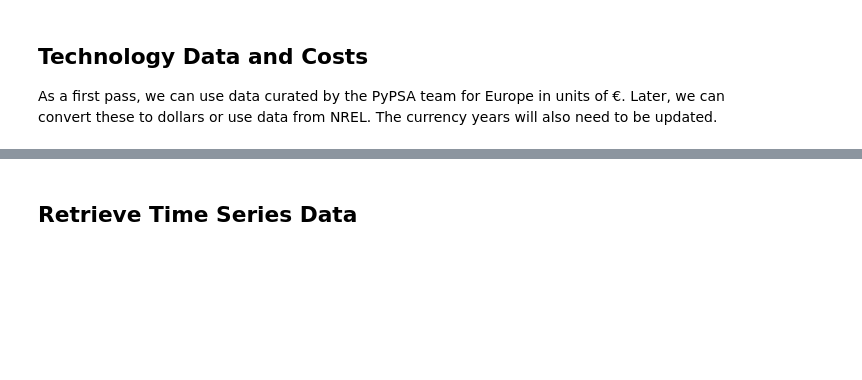
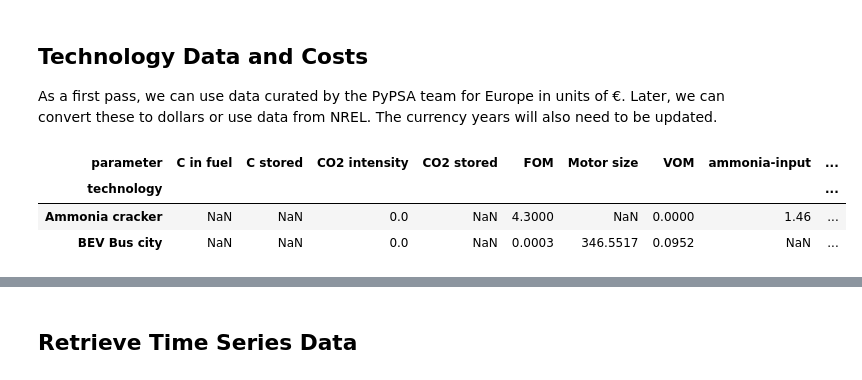
Before and after one commit to ucsusa/pypsa-illinois, a Jupyter notebook: notebooks/illinois_model.ipynb, the cells around one changed output, grey strips where cells are left out. Saved outputs shown, nothing was run; the diff lists cells and outputs as text; code cells hidden in the pictures; blank space fills up the shorter version.

```diff
--- a/notebooks/illinois_model.ipynb
+++ b/notebooks/illinois_model.ipynb
@@ -42,3 +42,10 @@ costs["marginal_cost"] = costs["VOM"] + costs["fuel"] / costs["efficiency"]
 annuity = costs.apply(lambda x: annuity(x["discount rate"], x["lifetime"]), axis=1)
 # %%
 costs["capital_cost"] = (annuity + costs["FOM"] / 100) * costs["investment"]
+# %%
+costs.head(2)
+# %% [output]
+| parameter | C in fuel | C stored | CO2 intensity | CO2 stored | FOM | Motor size | VOM | ammonia-input | ... |
+| technology |  |  |  |  |  |  |  |  | ... |
+| Ammonia cracker | NaN | NaN | 0.0 | NaN | 4.3000 | NaN | 0.0000 | 1.46 | ... |
+| BEV Bus city | NaN | NaN | 0.0 | NaN | 0.0003 | 346.5517 | 0.0952 | NaN | ... |
```
Also changed, not shown: parts of 1 cell of this notebook, 2 other files.
